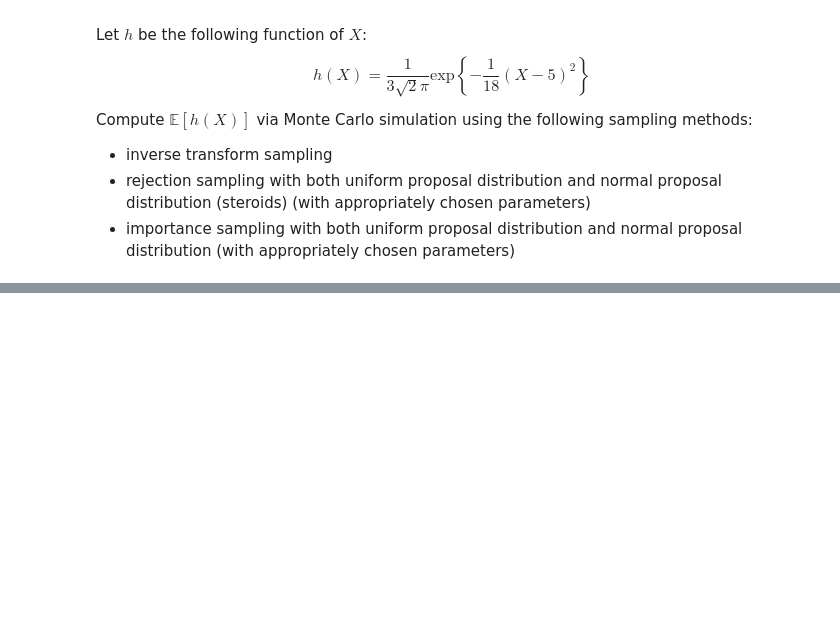
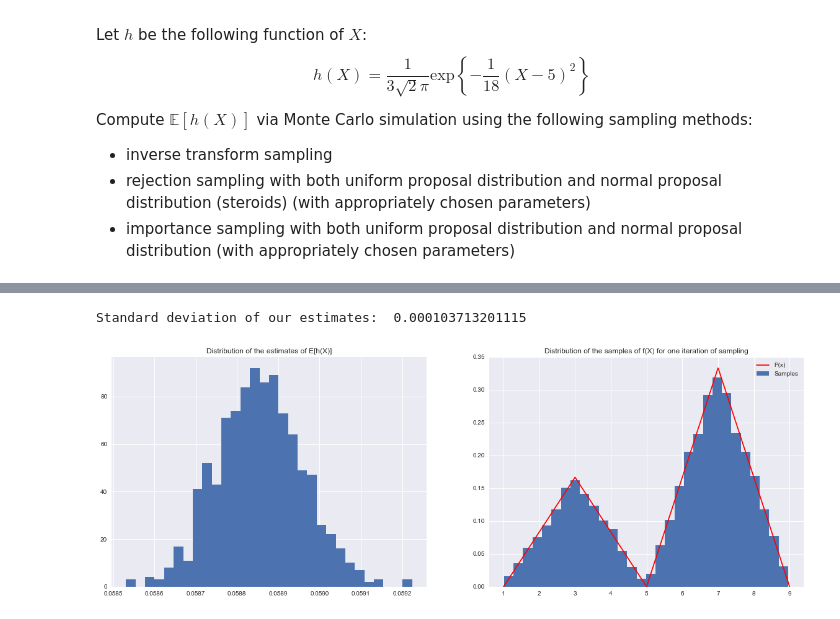
Before and after one commit to nikhilaravi/am207, a Jupyter notebook: AM207_HW2.ipynb, the cells around one changed output, grey strips where cells are left out. Drawn from its saved outputs; the diff is of its cells as text; code cells hidden in the pictures; blank space fills up the shorter version.

```diff
--- a/AM207_HW2.ipynb
+++ b/AM207_HW2.ipynb
@@ -34,0 +226,24 @@ Compute $\mathbb{E}[h(X)]$ via Monte Carlo simulation using the following sampli
+# %%
+# print("Count",count, "Accepted", accepted)
+
+plt.figure(figsize=(20,15))
+
+plt.subplot(221)
+# Plot the histogram of the estimates
+plt.hist(Eh_rej_uniform, bins=30)
+plt.title('Distribution of the estimates of E[h(X)]')
+
+# Plot a histogram of the samples
+
+plt.subplot(222)
+hinfo = np.histogram(samples,30)
+plt.hist(samples,bins=30, label=u'Samples', normed=True);
+xvals=np.linspace(xmin, xmax, 1000)
+plt.plot(xvals, P(xvals), 'r', label=u'P(x)')
+plt.title('Distribution of the samples of f(X) for one iteration of sampling')
+plt.legend()
+
+print("Standard deviation of our estimates: ", np.std(Eh_rej_uniform))
+# %% [output]
+Standard deviation of our estimates:  0.000103713201115
+[figure, added]
```
Also changed, not shown: parts of 40 cells of this notebook.
